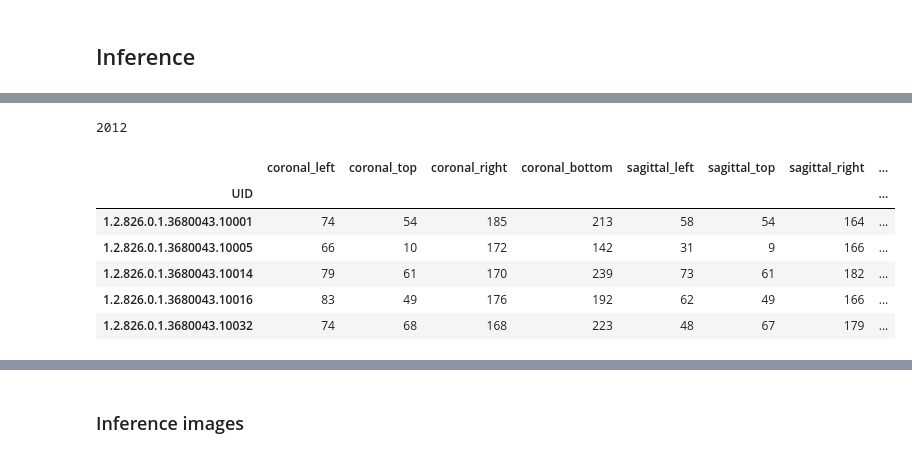
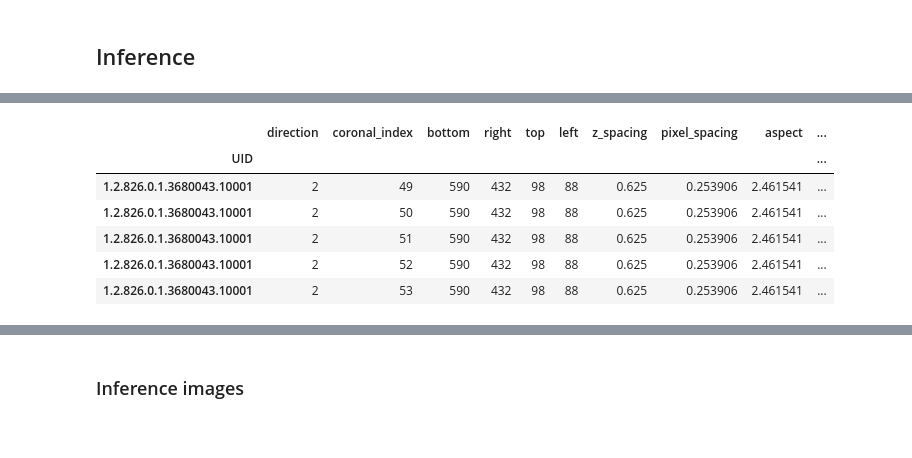
Before and after one commit to ghty011/cervical_spine, a Jupyter notebook: train/inference_segmentation_vertical.ipynb, the cells around one changed output, grey strips where cells are left out. Cells and saved outputs as stored; diff of their text form; code cells hidden in the pictures.

```diff
--- a/train/inference_segmentation_vertical.ipynb
+++ b/train/inference_segmentation_vertical.ipynb
@@ -220,15 +208,11 @@ xray_df.head()
-# %%
-len(xray_df)
-# %% [output]
-2012
 # %%
-bbox_df = pd.read_csv(os.path.join(DATA_DIR, 'meta_boundary_throw_anomaly.csv')).set_index('UID')
-bbox_df.head()
+df = pd.read_csv(f'infer_{vertical_type}_position.csv').set_index("UID")
+df.head()
 # %% [output]
-|  | coronal_left | coronal_top | coronal_right | coronal_bottom | sagittal_left | sagittal_top | sagittal_right | ... |
-| UID |  |  |  |  |  |  |  | ... |
-| 1.2.826.0.1.3680043.10001 | 74 | 54 | 185 | 213 | 58 | 54 | 164 | ... |
-| 1.2.826.0.1.3680043.10005 | 66 | 10 | 172 | 142 | 31 | 9 | 166 | ... |
-| 1.2.826.0.1.3680043.10014 | 79 | 61 | 170 | 239 | 73 | 61 | 182 | ... |
-| 1.2.826.0.1.3680043.10016 | 83 | 49 | 176 | 192 | 62 | 49 | 166 | ... |
-| 1.2.826.0.1.3680043.10032 | 74 | 68 | 168 | 223 | 48 | 67 | 179 | ... |
+|  | direction | coronal_index | bottom | right | top | left | z_spacing | pixel_spacing | aspect | ... |
+| UID |  |  |  |  |  |  |  |  |  | ... |
+| 1.2.826.0.1.3680043.10001 | 2 | 49 | 590 | 432 | 98 | 88 | 0.625 | 0.253906 | 2.461541 | ... |
+| 1.2.826.0.1.3680043.10001 | 2 | 50 | 590 | 432 | 98 | 88 | 0.625 | 0.253906 | 2.461541 | ... |
+| 1.2.826.0.1.3680043.10001 | 2 | 51 | 590 | 432 | 98 | 88 | 0.625 | 0.253906 | 2.461541 | ... |
+| 1.2.826.0.1.3680043.10001 | 2 | 52 | 590 | 432 | 98 | 88 | 0.625 | 0.253906 | 2.461541 | ... |
+| 1.2.826.0.1.3680043.10001 | 2 | 53 | 590 | 432 | 98 | 88 | 0.625 | 0.253906 | 2.461541 | ... |
```
Also changed, not shown: parts of 16 cells of this notebook, 1 other file.
